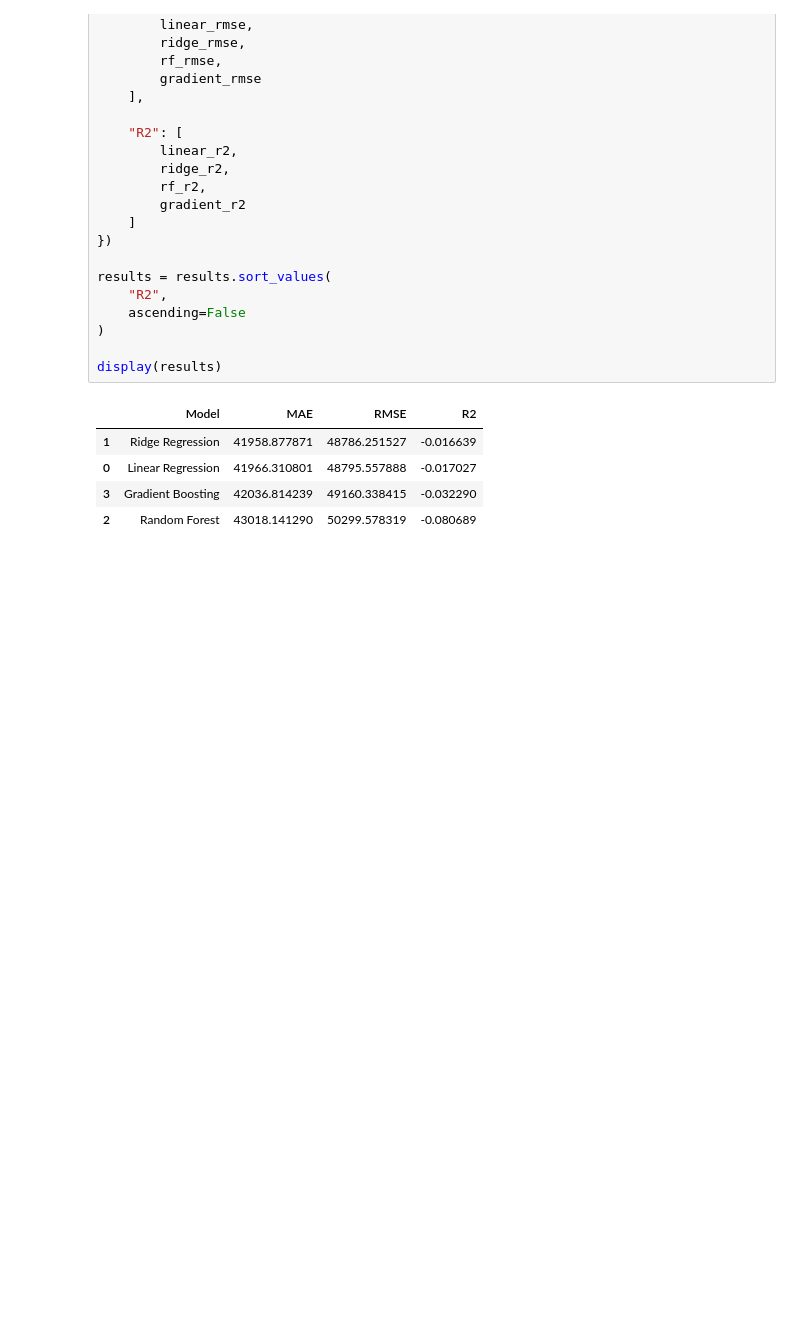
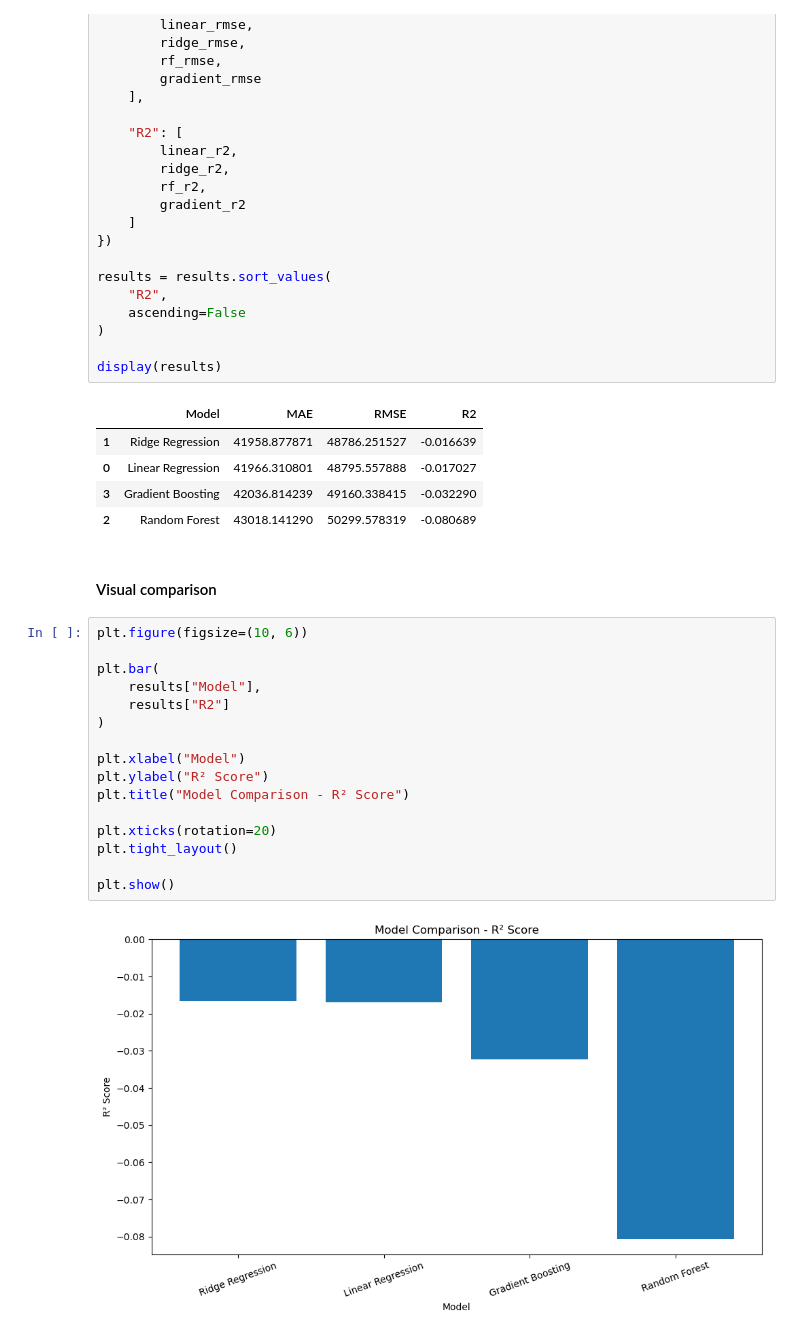
Before and after one commit to ImohangAngkol/Data-Science-Prediction-Model, a Jupyter notebook: Future of Data Science_Modelling.ipynb, the cells around one changed output. Drawn from its saved outputs; the diff is of its cells as text; blank space fills up the shorter version.

```diff
--- a/Future of Data Science_Modelling.ipynb
+++ b/Future of Data Science_Modelling.ipynb
@@ -556,4 +556,22 @@ display(results)
 | 3 | Gradient Boosting | 42036.814239 | 49160.338415 | -0.032290 |
 | 2 | Random Forest | 43018.141290 | 50299.578319 | -0.080689 |
 # %% [markdown]
-#
+#### Visual comparison
+# %%
+plt.figure(figsize=(10, 6))
+
+plt.bar(
+    results["Model"],
+    results["R2"]
+)
+
+plt.xlabel("Model")
+plt.ylabel("R² Score")
+plt.title("Model Comparison - R² Score")
+
+plt.xticks(rotation=20)
+plt.tight_layout()
+
+plt.show()
+# %% [output]
+[figure, added]
```
Also changed, not shown: parts of 6 cells of this notebook.
